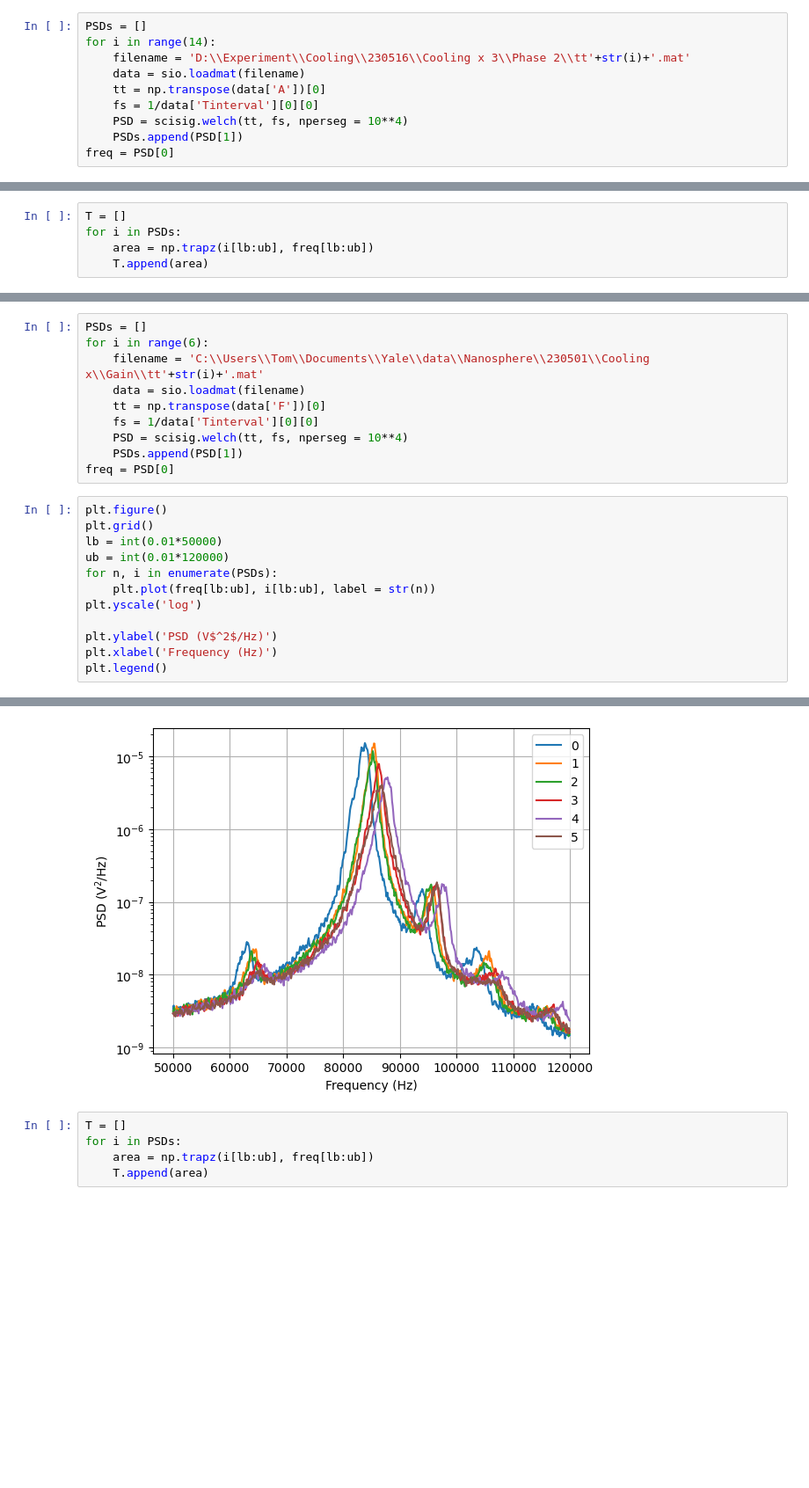
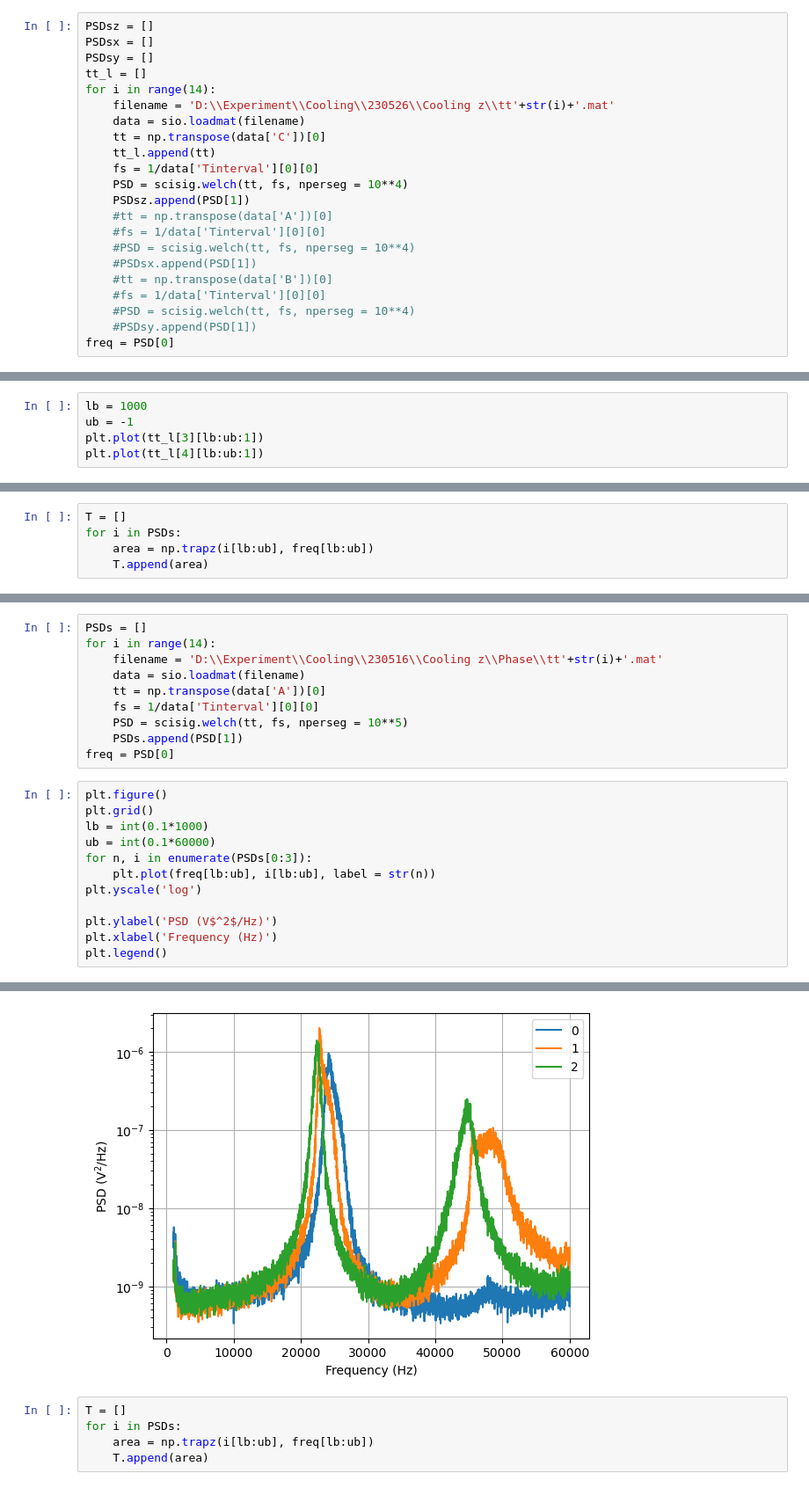
Before and after one commit to yuhants/Nanospheres, a Jupyter notebook: Analysis/PLL Finetuning.ipynb, the cells around one changed output, grey strips where cells are left out. Shown at 88% size. Drawn from its saved outputs; the diff is of its cells as text; blank space fills up the shorter version.

```diff
--- a/Analysis/PLL Finetuning.ipynb
+++ b/Analysis/PLL Finetuning.ipynb
@@ -5,12 +5,24 @@ import scipy.io as sio
 import scipy.optimize as opt
 import scipy.signal as scisig
 # %%
-PSDs = []
+PSDsz = []
+PSDsx = []
+PSDsy = []
+tt_l = []
 for i in range(14):
-    filename = 'D:\\Experiment\\Cooling\\230516\\Cooling x 3\\Phase 2\\tt'+str(i)+'.mat'
+    filename = 'D:\\Experiment\\Cooling\\230526\\Cooling z\\tt'+str(i)+'.mat'
     data = sio.loadmat(filename)
-    tt = np.transpose(data['A'])[0]
+    tt = np.transpose(data['C'])[0]
+    tt_l.append(tt)
     fs = 1/data['Tinterval'][0][0]
     PSD = scisig.welch(tt, fs, nperseg = 10**4)
-    PSDs.append(PSD[1])
+    PSDsz.append(PSD[1])
+    #tt = np.transpose(data['A'])[0]
+    #fs = 1/data['Tinterval'][0][0]
+    #PSD = scisig.welch(tt, fs, nperseg = 10**4)
+    #PSDsx.append(PSD[1])
+    #tt = np.transpose(data['B'])[0]
+    #fs = 1/data['Tinterval'][0][0]
+    #PSD = scisig.welch(tt, fs, nperseg = 10**4)
+    #PSDsy.append(PSD[1])
 freq = PSD[0]
@@ -34,0 +94,5 @@ plt.legend()
+# %%
+lb = 1000
+ub = -1
+plt.plot(tt_l[3][lb:ub:1])
+plt.plot(tt_l[4][lb:ub:1])
@@ -48,28 +115,28 @@ Text(0.5, 0, 'Phase (deg)')
 # %%
 PSDs = []
-for i in range(6):
-    filename = 'C:\\Users\\Tom\\Documents\\Yale\\data\\Nanosphere\\230501\\Cooling x\\Gain\\tt'+str(i)+'.mat'
+for i in range(14):
+    filename = 'D:\\Experiment\\Cooling\\230516\\Cooling z\\Phase\\tt'+str(i)+'.mat'
     data = sio.loadmat(filename)
-    tt = np.transpose(data['F'])[0]
+    tt = np.transpose(data['A'])[0]
     fs = 1/data['Tinterval'][0][0]
-    PSD = scisig.welch(tt, fs, nperseg = 10**4)
+    PSD = scisig.welch(tt, fs, nperseg = 10**5)
     PSDs.append(PSD[1])
 freq = PSD[0]
 # %%
 plt.figure()
 plt.grid()
-lb = int(0.01*50000)
-ub = int(0.01*120000)
-for n, i in enumerate(PSDs):
+lb = int(0.1*1000)
+ub = int(0.1*60000)
+for n, i in enumerate(PSDs[0:3]):
     plt.plot(freq[lb:ub], i[lb:ub], label = str(n))
 plt.yscale('log')
 
 plt.ylabel('PSD (V$^2$/Hz)')
 plt.xlabel('Frequency (Hz)')
 plt.legend()
 # %% [output]
 <matplotlib.legend.Legend at 0x...>
-[figure, old version]
+[figure, new version]
 # %%
 T = []
 for i in PSDs:
```
Also changed, not shown: parts of 6 cells of this notebook, 19 other files.
